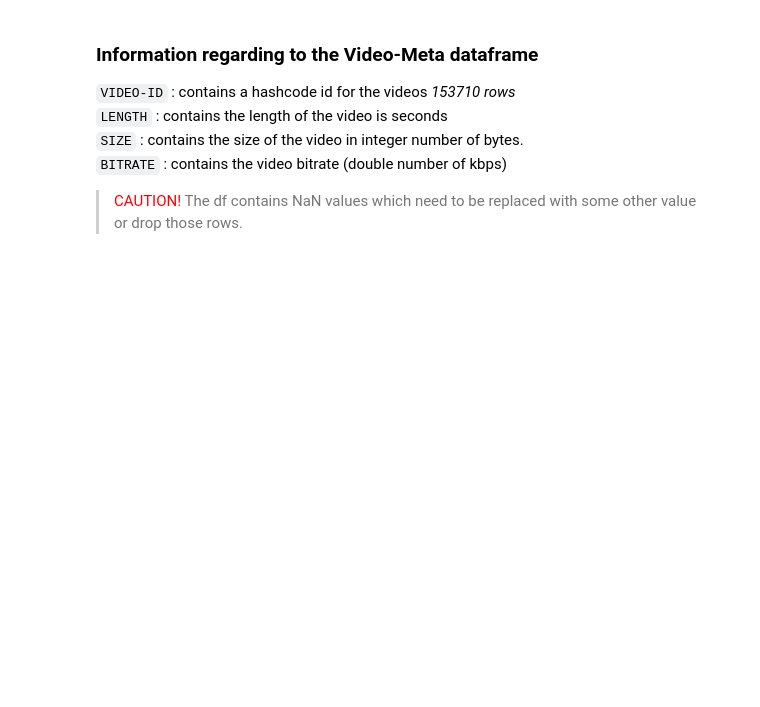
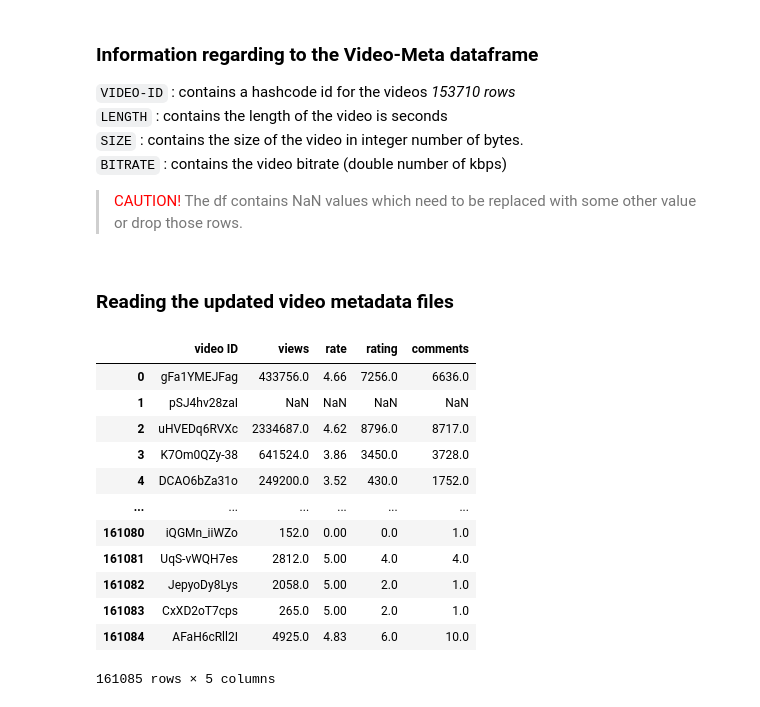
Before and after one commit to ManuSrivastava1/Youtube_video_networkAnalysis, a Jupyter notebook: Data_cleaning.ipynb, the cells around one changed output. Saved outputs shown, nothing was run; the diff lists cells and outputs as text; code cells hidden in the pictures; blank space fills up the shorter version.

```diff
--- a/Data_cleaning.ipynb
+++ b/Data_cleaning.ipynb
@@ -270,3 +270,24 @@ df_vidmeta
 
 > <span style='color:red'>CAUTION! </span>
     The df contains NaN values which need to be replaced with some other value or drop those rows.
+# %% [markdown]
+### Reading the updated video metadata files
+# %%
+pathU = 'YT_datasets_raw/updated_crawl/2008_crawl_u/080903u/update.txt'
+col_nameU = ['video ID', 'views', 'rate', 'rating','comments']
+dfU = pd.read_csv(pathU, delimiter='\t',header = None,names=col_nameU,low_memory=False)
+dfU
+# %% [output]
+|  | video ID | views | rate | rating | comments |
+| 0 | gFa1YMEJFag | 433756.0 | 4.66 | 7256.0 | 6636.0 |
+| 1 | pSJ4hv28zaI | NaN | NaN | NaN | NaN |
+| 2 | uHVEDq6RVXc | 2334687.0 | 4.62 | 8796.0 | 8717.0 |
+| 3 | K7Om0QZy-38 | 641524.0 | 3.86 | 3450.0 | 3728.0 |
+| 4 | DCAO6bZa31o | 249200.0 | 3.52 | 430.0 | 1752.0 |
+| ... | ... | ... | ... | ... | ... |
+| 161080 | iQGMn_iiWZo | 152.0 | 0.00 | 0.0 | 1.0 |
+| 161081 | UqS-vWQH7es | 2812.0 | 5.00 | 4.0 | 4.0 |
+| 161082 | JepyoDy8Lys | 2058.0 | 5.00 | 2.0 | 1.0 |
+| 161083 | CxXD2oT7cps | 265.0 | 5.00 | 2.0 | 1.0 |
+| 161084 | AFaH6cRll2I | 4925.0 | 4.83 | 6.0 | 10.0 |
+161085 rows × 5 columns
```
